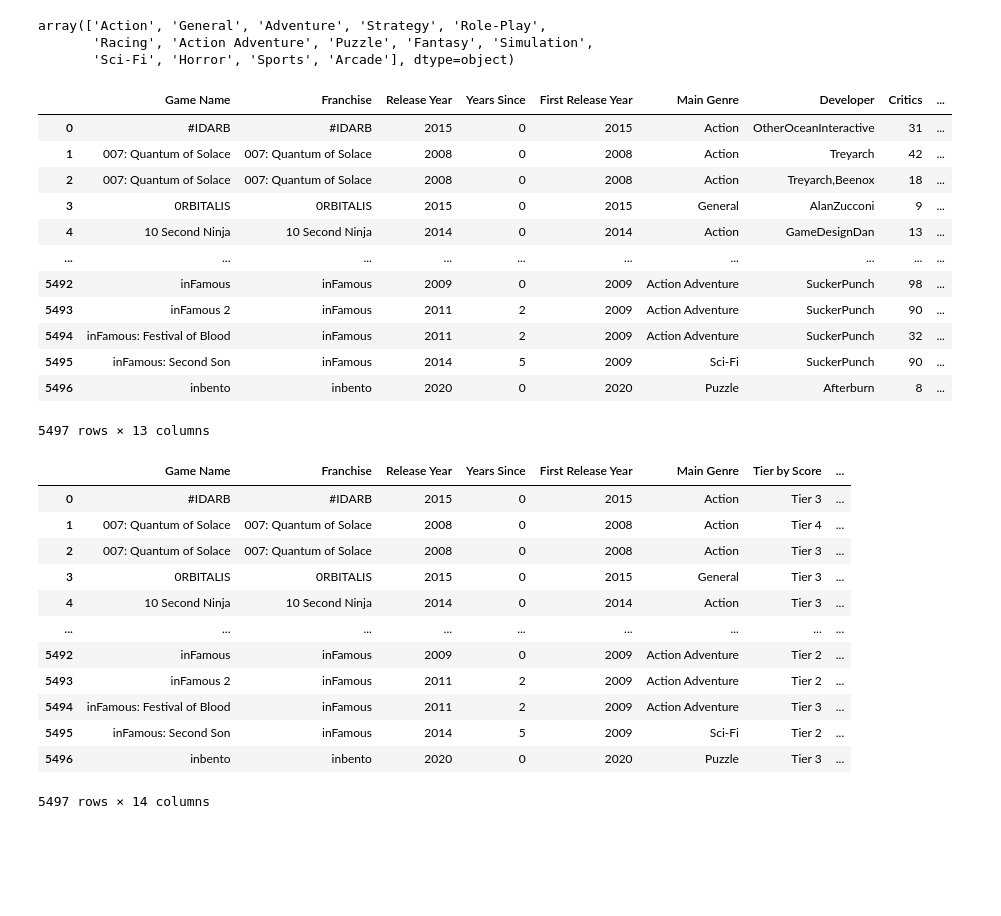
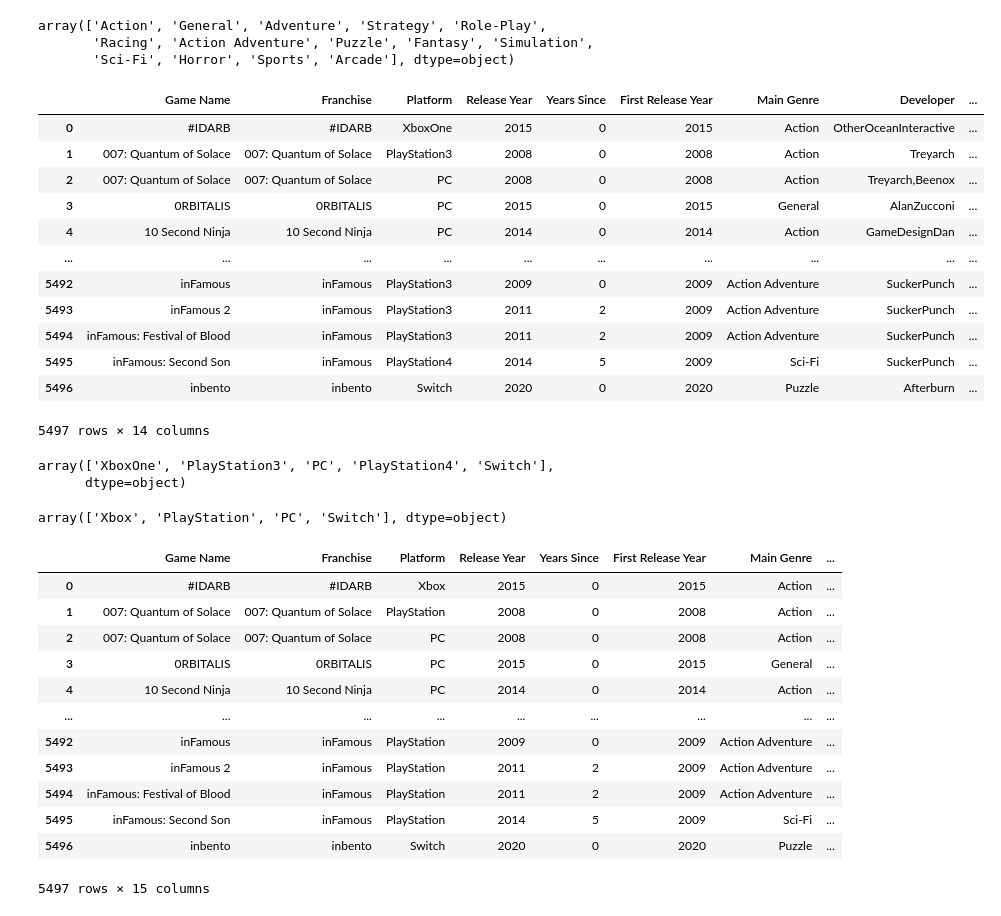
Before and after one commit to taznuva/Video-Games, a Jupyter notebook: Segment 3/Data Exploration/clean_gamesData.ipynb, the cells around one changed output. Cells and saved outputs as stored; diff of their text form; code cells hidden in the pictures; blank space fills up the shorter version.

```diff
--- a/Segment 3/Data Exploration/clean_gamesData.ipynb
+++ b/Segment 3/Data Exploration/clean_gamesData.ipynb
@@ -131,6 +131,6 @@ df
 5497 rows × 12 columns
 # %%
 # Reorder columns
-df = df[['Game Name','Franchise','Release Year','First Release Year','Genre','Developer','Critics','Critic_Score','Users','User Score','Global Sales']]
+df = df[['Game Name','Franchise','Platform','Release Year','First Release Year','Genre','Developer','Critics','Critic_Score','Users','User Score','Global Sales']]
 df
 # %% [output]
@@ -169,5 +174,5 @@ df
 # %%
-df = df[['Game Name','Franchise','Release Year','First Release Year', 'Years Since',
+df = df[['Game Name','Franchise','Platform','Release Year','First Release Year', 'Years Since',
          'Genre','Developer','Critics','Critic_Score','Users','User Score','Global Sales']]
 df
 # %% [output]
@@ -231,24 +236,35 @@ array(['Action', 'General', 'Adventure', 'Strategy', 'Role-Play',
        'Sci-Fi', 'Horror', 'Sports', 'Arcade'], dtype=object)
 # %%
 df = df.rename(columns = {'Genre': 'Other Info'})
-df = df[['Game Name', 'Franchise', 'Release Year', 'Years Since', 'First Release Year', 'Main Genre',
+df = df[['Game Name', 'Franchise', 'Platform', 'Release Year', 'Years Since', 'First Release Year', 'Main Genre',
        'Developer', 'Critics', 'Critic_Score', 'Users', 'User Score',
        'Global Sales', 'Other Info']]
 df
 # %% [output]
-|  | Game Name | Franchise | Release Year | Years Since | First Release Year | Main Genre | Developer | Critics | ... |
-| 0 | #IDARB | #IDARB | 2015 | 0 | 2015 | Action | OtherOceanInteractive | 31 | ... |
-| 1 | 007: Quantum of Solace | 007: Quantum of Solace | 2008 | 0 | 2008 | Action | Treyarch | 42 | ... |
-| 2 | 007: Quantum of Solace | 007: Quantum of Solace | 2008 | 0 | 2008 | Action | Treyarch,Beenox | 18 | ... |
-| 3 | 0RBITALIS | 0RBITALIS | 2015 | 0 | 2015 | General | AlanZucconi | 9 | ... |
-| 4 | 10 Second Ninja | 10 Second Ninja | 2014 | 0 | 2014 | Action | GameDesignDan | 13 | ... |
+|  | Game Name | Franchise | Platform | Release Year | Years Since | First Release Year | Main Genre | Developer | ... |
+| 0 | #IDARB | #IDARB | XboxOne | 2015 | 0 | 2015 | Action | OtherOceanInteractive | ... |
+| 1 | 007: Quantum of Solace | 007: Quantum of Solace | PlayStation3 | 2008 | 0 | 2008 | Action | Treyarch | ... |
+| 2 | 007: Quantum of Solace | 007: Quantum of Solace | PC | 2008 | 0 | 2008 | Action | Treyarch,Beenox | ... |
+| 3 | 0RBITALIS | 0RBITALIS | PC | 2015 | 0 | 2015 | General | AlanZucconi | ... |
+| 4 | 10 Second Ninja | 10 Second Ninja | PC | 2014 | 0 | 2014 | Action | GameDesignDan | ... |
 | ... | ... | ... | ... | ... | ... | ... | ... | ... | ... |
-| 5492 | inFamous | inFamous | 2009 | 0 | 2009 | Action Adventure | SuckerPunch | 98 | ... |
-| 5493 | inFamous 2 | inFamous | 2011 | 2 | 2009 | Action Adventure | SuckerPunch | 90 | ... |
-| 5494 | inFamous: Festival of Blood | inFamous | 2011 | 2 | 2009 | Action Adventure | SuckerPunch | 32 | ... |
-| 5495 | inFamous: Second Son | inFamous | 2014 | 5 | 2009 | Sci-Fi | SuckerPunch | 90 | ... |
-| 5496 | inbento | inbento | 2020 | 0 | 2020 | Puzzle | Afterburn | 8 | ... |
+| 5492 | inFamous | inFamous | PlayStation3 | 2009 | 0 | 2009 | Action Adventure | SuckerPunch | ... |
+| 5493 | inFamous 2 | inFamous | PlayStation3 | 2011 | 2 | 2009 | Action Adventure | SuckerPunch | ... |
+| 5494 | inFamous: Festival of Blood | inFamous | PlayStation3 | 2011 | 2 | 2009 | Action Adventure | SuckerPunch | ... |
+| 5495 | inFamous: Second Son | inFamous | PlayStation4 | 2014 | 5 | 2009 | Sci-Fi | SuckerPunch | ... |
+| 5496 | inbento | inbento | Switch | 2020 | 0 | 2020 | Puzzle | Afterburn | ... |
-5497 rows × 13 columns
+5497 rows × 14 columns
+# %%
+df.Platform.unique()
+# %% [output]
+array(['XboxOne', 'PlayStation3', 'PC', 'PlayStation4', 'Switch'],
+      dtype=object)
+# %%
+# Group similar platforms
+df.Platform = df.Platform.replace(['PlayStation3', 'PlayStation4'], 'PlayStation').replace(['XboxOne'], 'Xbox')
+df.Platform.unique()
+# %% [output]
+array(['Xbox', 'PlayStation', 'PC', 'Switch'], dtype=object)
 # %%
 # Make new 'franchise by tier' column either by binning scores or sales
 def tier_group(Critic_Score):
@@ -270,21 +286,21 @@ df['Tier by Score'] = tier_df['Critic_Score'].apply(lambda x: tier_group(x))
 # %%
-df = df[['Game Name', 'Franchise', 'Release Year', 'Years Since', 'First Release Year', 'Main Genre', 'Tier by Score',
+df = df[['Game Name', 'Franchise', 'Platform', 'Release Year', 'Years Since', 'First Release Year', 'Main Genre', 'Tier by Score',
        'Critics', 'Critic_Score', 'Users', 'User Score', 'Developer',
        'Global Sales', 'Other Info']]
 df
 # %% [output]
-|  | Game Name | Franchise | Release Year | Years Since | First Release Year | Main Genre | Tier by Score | ... |
-| 0 | #IDARB | #IDARB | 2015 | 0 | 2015 | Action | Tier 3 | ... |
-| 1 | 007: Quantum of Solace | 007: Quantum of Solace | 2008 | 0 | 2008 | Action | Tier 4 | ... |
-| 2 | 007: Quantum of Solace | 007: Quantum of Solace | 2008 | 0 | 2008 | Action | Tier 3 | ... |
-| 3 | 0RBITALIS | 0RBITALIS | 2015 | 0 | 2015 | General | Tier 3 | ... |
-| 4 | 10 Second Ninja | 10 Second Ninja | 2014 | 0 | 2014 | Action | Tier 3 | ... |
+|  | Game Name | Franchise | Platform | Release Year | Years Since | First Release Year | Main Genre | ... |
+| 0 | #IDARB | #IDARB | Xbox | 2015 | 0 | 2015 | Action | ... |
+| 1 | 007: Quantum of Solace | 007: Quantum of Solace | PlayStation | 2008 | 0 | 2008 | Action | ... |
+| 2 | 007: Quantum of Solace | 007: Quantum of Solace | PC | 2008 | 0 | 2008 | Action | ... |
+| 3 | 0RBITALIS | 0RBITALIS | PC | 2015 | 0 | 2015 | General | ... |
+| 4 | 10 Second Ninja | 10 Second Ninja | PC | 2014 | 0 | 2014 | Action | ... |
 | ... | ... | ... | ... | ... | ... | ... | ... | ... |
-| 5492 | inFamous | inFamous | 2009 | 0 | 2009 | Action Adventure | Tier 2 | ... |
-| 5493 | inFamous 2 | inFamous | 2011 | 2 | 2009 | Action Adventure | Tier 2 | ... |
-| 5494 | inFamous: Festival of Blood | inFamous | 2011 | 2 | 2009 | Action Adventure | Tier 3 | ... |
-| 5495 | inFamous: Second Son | inFamous | 2014 | 5 | 2009 | Sci-Fi | Tier 2 | ... |
-| 5496 | inbento | inbento | 2020 | 0 | 2020 | Puzzle | Tier 3 | ... |
+| 5492 | inFamous | inFamous | PlayStation | 2009 | 0 | 2009 | Action Adventure | ... |
+| 5493 | inFamous 2 | inFamous | PlayStation | 2011 | 2 | 2009 | Action Adventure | ... |
+| 5494 | inFamous: Festival of Blood | inFamous | PlayStation | 2011 | 2 | 2009 | Action Adventure | ... |
+| 5495 | inFamous: Second Son | inFamous | PlayStation | 2014 | 5 | 2009 | Sci-Fi | ... |
+| 5496 | inbento | inbento | Switch | 2020 | 0 | 2020 | Puzzle | ... |
-5497 rows × 14 columns
+5497 rows × 15 columns
 # %%
 # export new dataframe to .csv file
```
Also changed, not shown: parts of 5 cells of this notebook, 12 other files.
